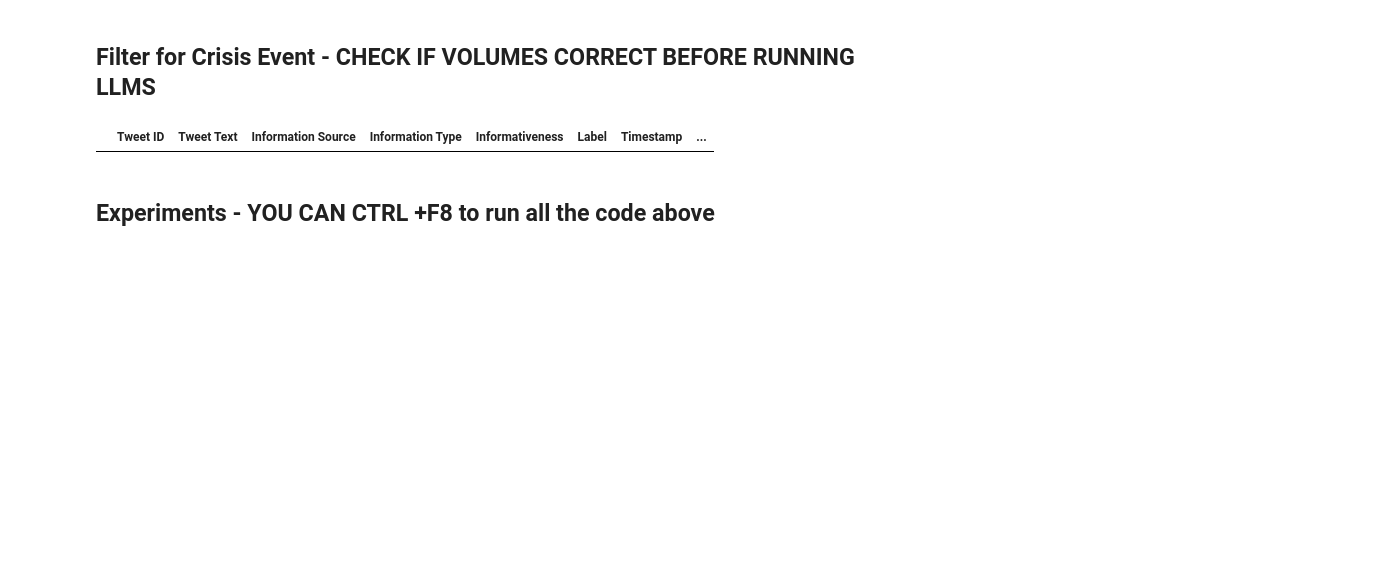
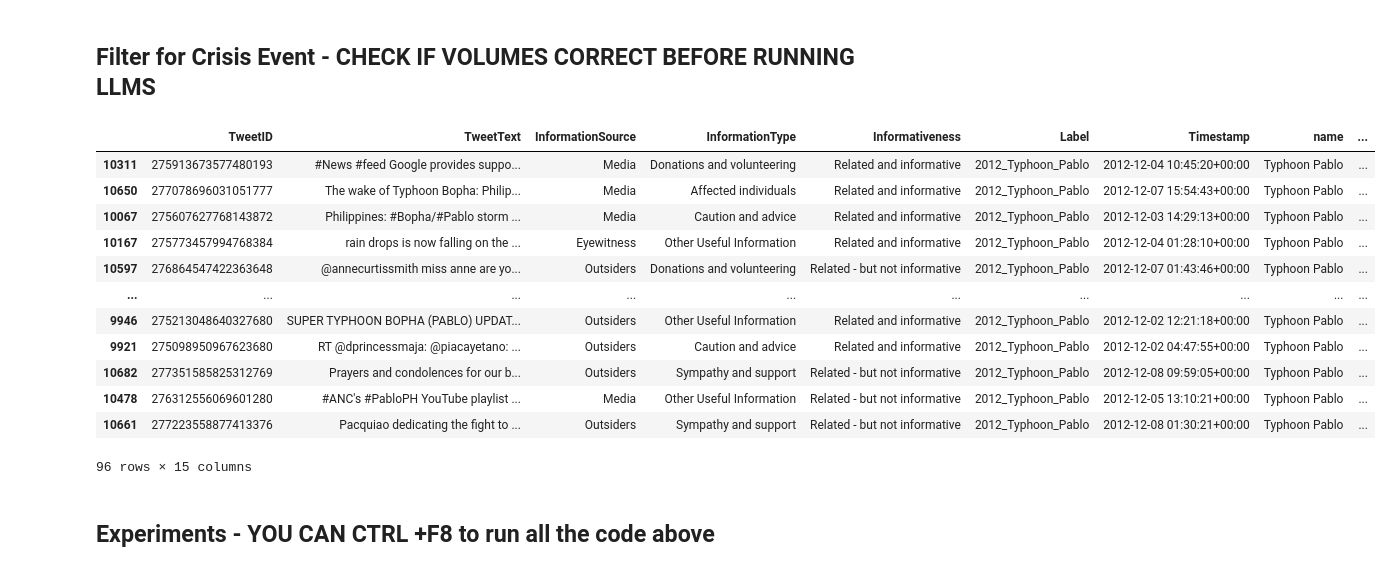
Before and after one commit to Crisitunity-Lab/ARDC_Backup, a Jupyter notebook: Llama2_prod_will.ipynb, the cells around one changed output. Drawn from its saved outputs; the diff is of its cells as text; code cells hidden in the pictures; blank space fills up the shorter version.

Commit message:
Fixed bug for Information Type

```diff
--- a/Llama2_prod_will.ipynb
+++ b/Llama2_prod_will.ipynb
@@ -182,19 +184,31 @@ def generate_answer(text, system_prompt, instruction):
 ## Filter for Crisis Event - CHECK IF VOLUMES CORRECT BEFORE RUNNING LLMS
 # %%
 # Grab random samples
-testing_df = result_df.query(f'Label == "{crisis_event}"')
-# # testing_df = testing_df.sample(n=100, random_state=42) #TURN OFF TO RUN OVER FULL DATASET
-# testing_df.columns = testing_df.columns.str.replace(' ', '')
-# testing_df['TweetText'] = testing_df['TweetText'].astype(str)
+testing_df = result_df.query(f'Label == {crisis_event}')
+# testing_df = testing_df.sample(n=100, random_state=42) #TURN OFF TO RUN OVER FULL DATASET
+testing_df.columns = testing_df.columns.str.replace(' ', '')
+testing_df['TweetText'] = testing_df['TweetText'].astype(str)
 
-# # Filter for TweetText string greater than 5 words excluding words starting with "@"" and "http"
-# testing_df = testing_df[testing_df['TweetText'].str.split().apply(lambda x: sum(1 for word in x if not word.startswith('@') and not word.startswith('http') and not word.startswith('#') )) > 5]
+# Filter for TweetText string greater than 5 words excluding words starting with "@"" and "http"
+testing_df = testing_df[testing_df['TweetText'].str.split().apply(lambda x: sum(1 for word in x if not word.startswith('@') and not word.startswith('http') and not word.startswith('#') )) > 5]
 
 len(testing_df.index)
 
 testing_df
 # %% [output]
-|  | Tweet ID | Tweet Text | Information Source | Information Type | Informativeness | Label | Timestamp | ... |
+|  | TweetID | TweetText | InformationSource | InformationType | Informativeness | Label | Timestamp | name | ... |
+| 10311 | 275913673577480193 | #News #feed Google provides suppo... | Media | Donations and volunteering | Related and informative | 2012_Typhoon_Pablo | 2012-12-04 10:45:20+00:00 | Typhoon Pablo | ... |
+| 10650 | 277078696031051777 | The wake of Typhoon Bopha: Philip... | Media | Affected individuals | Related and informative | 2012_Typhoon_Pablo | 2012-12-07 15:54:43+00:00 | Typhoon Pablo | ... |
+| 10067 | 275607627768143872 | Philippines: #Bopha/#Pablo storm ... | Media | Caution and advice | Related and informative | 2012_Typhoon_Pablo | 2012-12-03 14:29:13+00:00 | Typhoon Pablo | ... |
+| 10167 | 275773457994768384 | rain drops is now falling on the ... | Eyewitness | Other Useful Information | Related and informative | 2012_Typhoon_Pablo | 2012-12-04 01:28:10+00:00 | Typhoon Pablo | ... |
+| 10597 | 276864547422363648 | @annecurtissmith miss anne are yo... | Outsiders | Donations and volunteering | Related - but not informative | 2012_Typhoon_Pablo | 2012-12-07 01:43:46+00:00 | Typhoon Pablo | ... |
+| ... | ... | ... | ... | ... | ... | ... | ... | ... | ... |
+| 9946 | 275213048640327680 | SUPER TYPHOON BOPHA (PABLO) UPDAT... | Outsiders | Other Useful Information | Related and informative | 2012_Typhoon_Pablo | 2012-12-02 12:21:18+00:00 | Typhoon Pablo | ... |
+| 9921 | 275098950967623680 | RT @dprincessmaja: @piacayetano: ... | Outsiders | Caution and advice | Related and informative | 2012_Typhoon_Pablo | 2012-12-02 04:47:55+00:00 | Typhoon Pablo | ... |
+| 10682 | 277351585825312769 | Prayers and condolences for our b... | Outsiders | Sympathy and support | Related - but not informative | 2012_Typhoon_Pablo | 2012-12-08 09:59:05+00:00 | Typhoon Pablo | ... |
+| 10478 | 276312556069601280 | #ANC's #PabloPH YouTube playlist ... | Media | Other Useful Information | Related - but not informative | 2012_Typhoon_Pablo | 2012-12-05 13:10:21+00:00 | Typhoon Pablo | ... |
+| 10661 | 277223558877413376 | Pacquiao dedicating the fight to ... | Outsiders | Sympathy and support | Related - but not informative | 2012_Typhoon_Pablo | 2012-12-08 01:30:21+00:00 | Typhoon Pablo | ... |
+96 rows × 15 columns
 # %% [markdown]
 ## Experiments - YOU CAN CTRL +F8 to run all the code above
 # %% [markdown]
```
Also changed, not shown: parts of 5 cells of this notebook.
